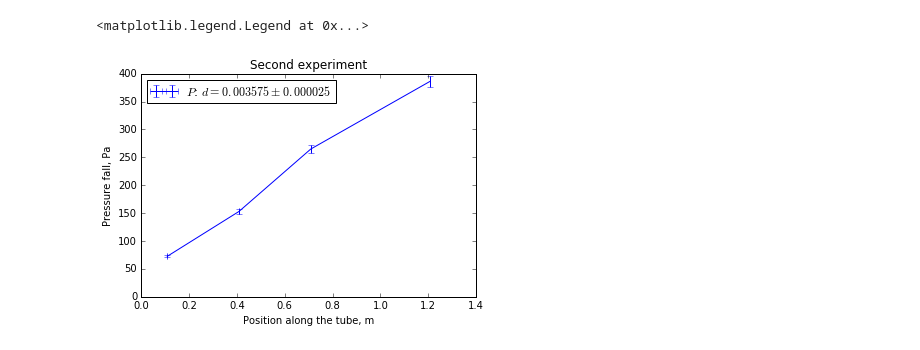
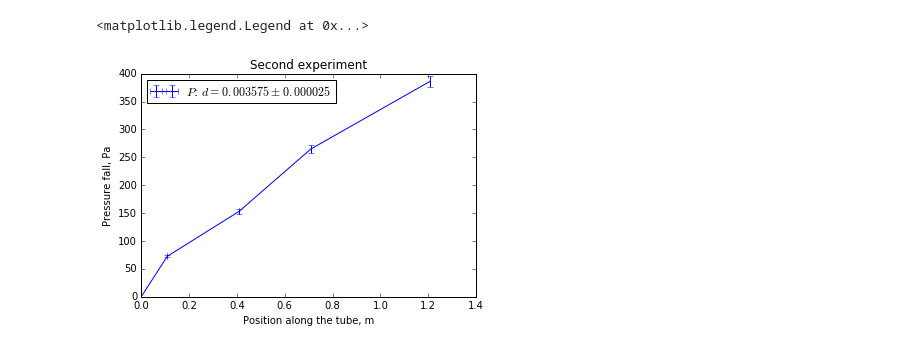
Before and after one commit to intelfx/mipt-lab, a Jupyter notebook: Курс 1 семестр 2/Лабы/1.3.3/1.3.3.ipynb, the cells around one changed output. Saved outputs shown, nothing was run; the diff lists cells and outputs as text; code cells hidden in the pictures.

```diff
--- a/Курс 1 семестр 2/Лабы/1.3.3/1.3.3.ipynb
+++ b/Курс 1 семестр 2/Лабы/1.3.3/1.3.3.ipynb
@@ -138,6 +138,6 @@ plt.legend(loc = "best")
 # %%
 usable = {}
-usable["step_1"] = 6
+usable["step_1"] = 5
 usable["step_3_1"] = 2
 usable["step_3_2"] = 3
 # %%
@@ -220,0 +221,32 @@ plt.errorbar(x = [data[e].Value["d"] for e in experiments],
+# %%
+for e in experiments_1:
+    ll.compute(name = "Re",
+               expr = lambda Q, v, d: (d/2) * Q / (m.pi * (d/2)**2 * v),
+               data = data[e],
+               columns = columns[e])
+
+plt.title("First experiment, with Reynolds number")
+plt.xlabel("Gas flow, m^3/sec")
+
+ax1 = plt.gca()
+ax1.set_ylabel("Pressure, Pa")
+ax2 = ax1.twinx()
+ax2.set_ylabel("Reynolds number")
+
+for e, c in zip(experiments_1, colors_1):
+    ax2.errorbar(x = columns[e].Q,
+                 y = columns[e].Re,
+                 xerr = columns[e].Error_Q,
+                 yerr = columns[e].Error_Re,
+                 label = "%s: Reynolds number" % e,
+                 color = c,
+                 alpha = 0.5,
+                 linestyle = "None")
+    ax1.errorbar(x = columns[e].Q,
+                 y = columns[e].P,
+                 xerr = columns[e].Error_Q,
+                 yerr = columns[e].Error_P,
+                 label = "%s: $d = %f \pm %f$" % (e, data[e].Value["d"], data[e].Error["d"]),
+                 color = c)
+
+ax1.legend(loc = "best")
@@ -221,17 +274,17 @@ plt.errorbar(x = [data[e].Value["d"] for e in experiments],
 # %%
 plt.title("Second experiment")
 plt.xlabel("Position along the tube, m")
 plt.ylabel("Pressure fall, Pa")
 
 e = "step_2"
-plt.errorbar(x = columns[e].L,
-             y = columns[e].P,
-             xerr = columns[e].Error_L,
-             yerr = columns[e].Error_P,
+plt.errorbar(x = [0] + list(columns[e].L),
+             y = [0] + list(columns[e].P),
+             xerr = [0] + list(columns[e].Error_L),
+             yerr = [0] + list(columns[e].Error_P),
              label = "$P$: $d = %f \pm %f$" % (data[e].Value["d"], data[e].Error["d"]))
 
 plt.axis([0, None, 0, None])
 plt.legend(loc = "best")
 # %% [output]
 <matplotlib.legend.Legend at 0x...>
-[figure, old version]
+[figure, new version]
```
Also changed, not shown: parts of 9 cells of this notebook, 4 other files.
